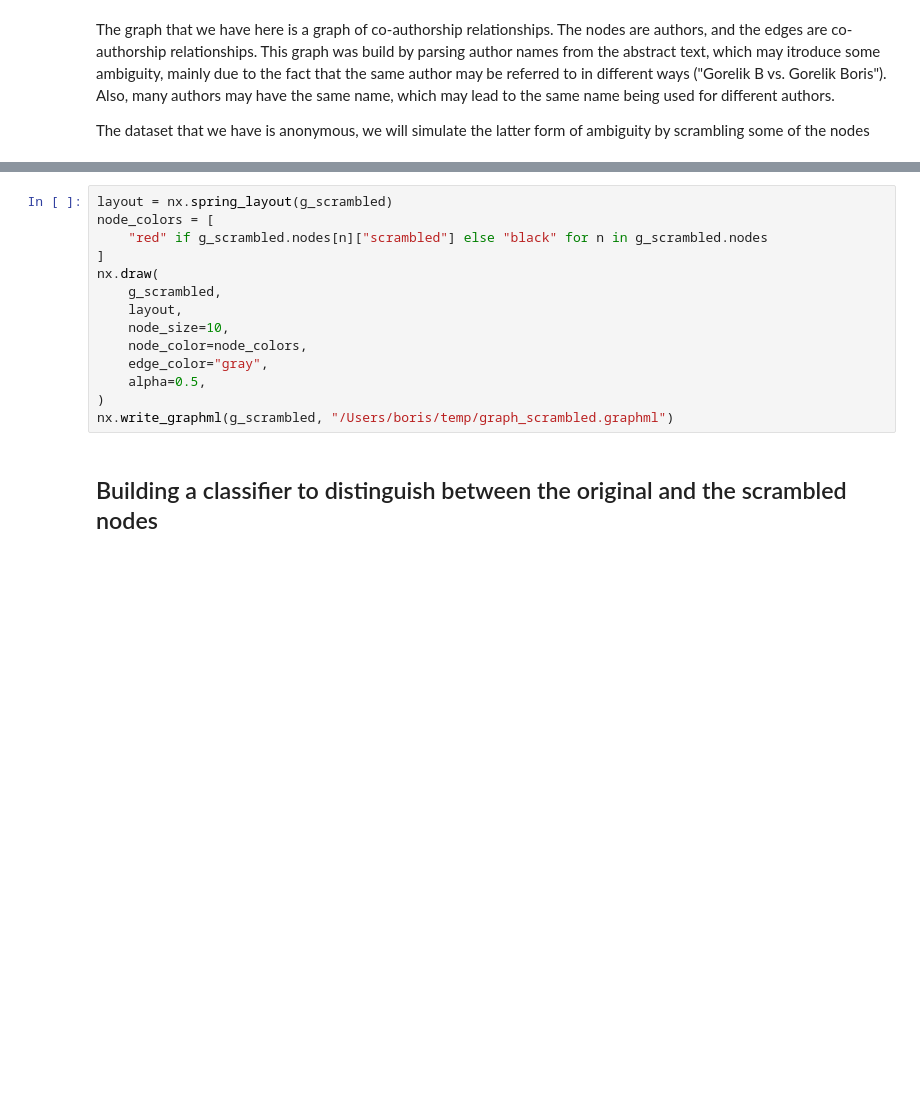
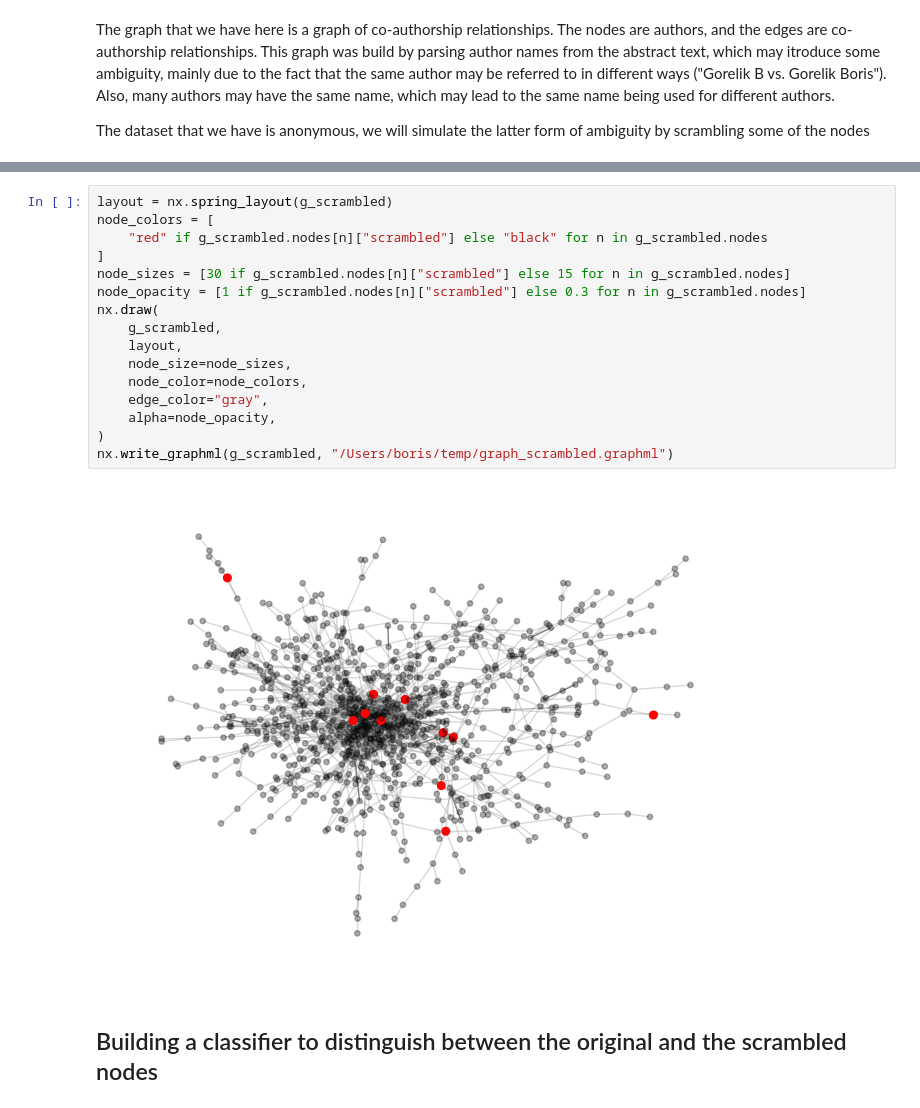
Before and after one commit to bgbg/MLConnectedWorld, a Jupyter notebook: MLConnectedWorldBook/part_04_ch01_node_based_learning.ipynb, the cells around one changed output, grey strips where cells are left out. Cells and saved outputs as stored; diff of their text form; blank space fills up the shorter version.

```diff
--- a/MLConnectedWorldBook/part_04_ch01_node_based_learning.ipynb
+++ b/MLConnectedWorldBook/part_04_ch01_node_based_learning.ipynb
@@ -105,17 +137,21 @@ print(
 # %%
 layout = nx.spring_layout(g_scrambled)
 node_colors = [
     "red" if g_scrambled.nodes[n]["scrambled"] else "black" for n in g_scrambled.nodes
 ]
+node_sizes = [30 if g_scrambled.nodes[n]["scrambled"] else 15 for n in g_scrambled.nodes]
+node_opacity = [1 if g_scrambled.nodes[n]["scrambled"] else 0.3 for n in g_scrambled.nodes]
 nx.draw(
     g_scrambled,
     layout,
-    node_size=10,
+    node_size=node_sizes,
     node_color=node_colors,
     edge_color="gray",
-    alpha=0.5,
+    alpha=node_opacity,
 )
 nx.write_graphml(g_scrambled, "/Users/boris/temp/graph_scrambled.graphml")
+# %% [output]
+[figure, added]
 # %% [markdown]
 ## Building a classifier to distinguish between the original and the scrambled nodes
 # %% [markdown]
```
Also changed, not shown: parts of 34 cells of this notebook.
